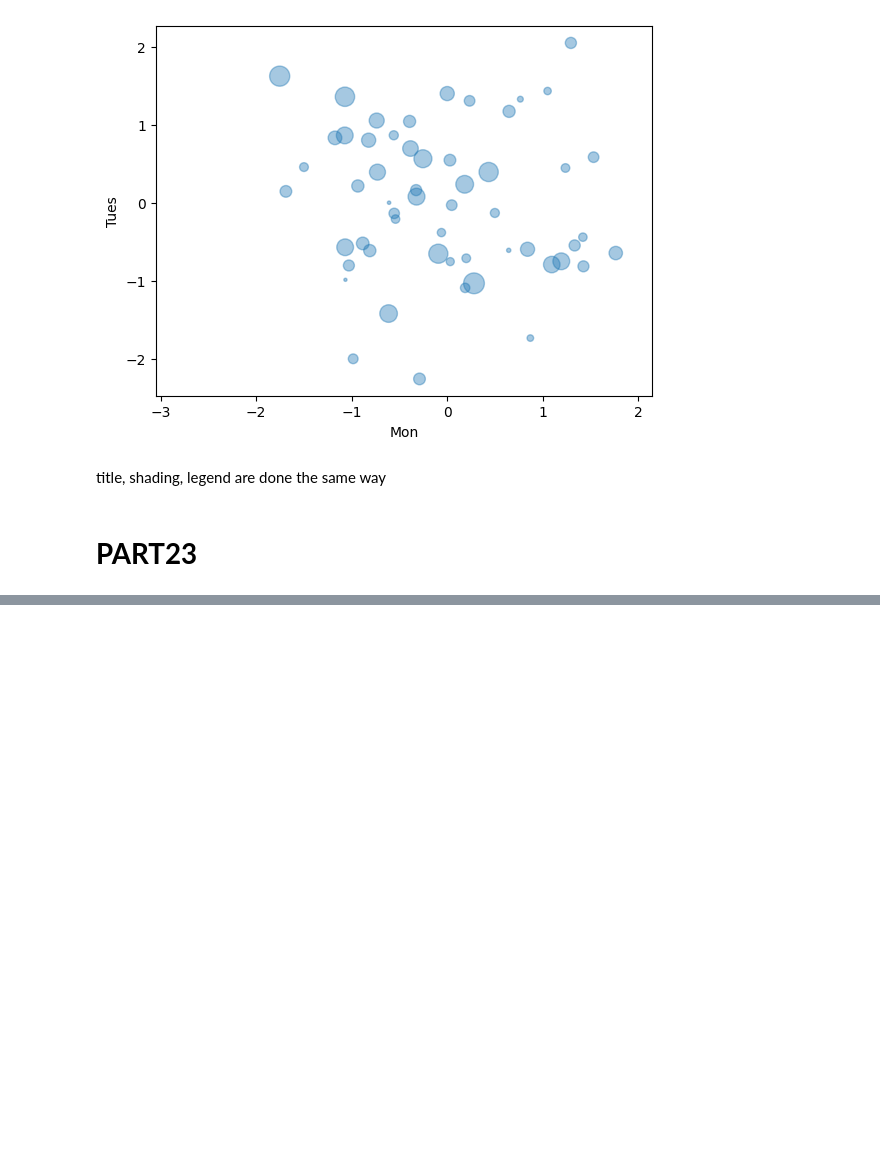
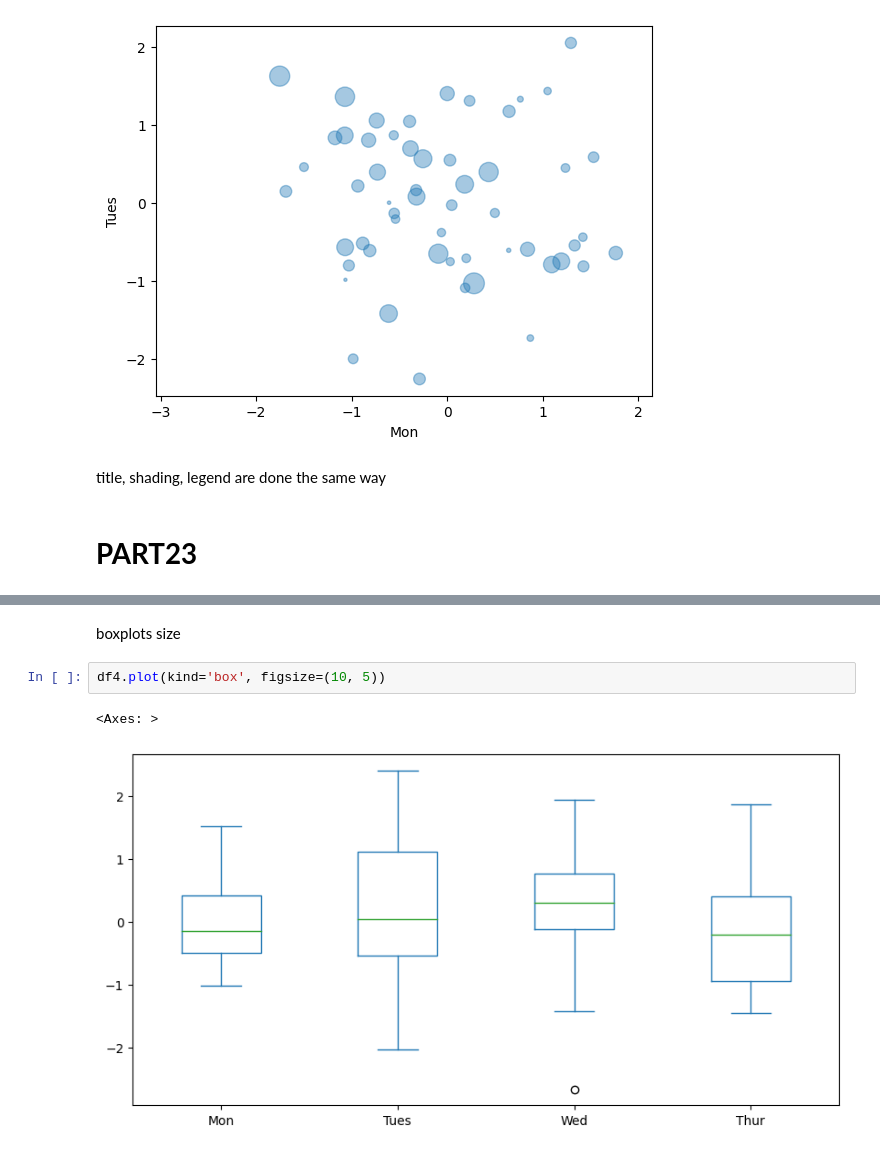
Before and after one commit to ukasz21/learning, a Jupyter notebook: pandas_tutorials/pandas_codemy_pt2_28.ipynb, the cells around one changed output, grey strips where cells are left out. Drawn from its saved outputs; the diff is of its cells as text; blank space fills up the shorter version.

```diff
--- a/pandas_tutorials/pandas_codemy_pt2_28.ipynb
+++ b/pandas_tutorials/pandas_codemy_pt2_28.ipynb
@@ -1741,0 +1765,7 @@ title, shading, legend are done the same way
+# %% [markdown]
+boxplots size
+# %%
+df4.plot(kind='box', figsize=(10, 5))
+# %% [output]
+<Axes: >
+[figure, added]
```
Also changed, not shown: parts of 73 cells of this notebook.
